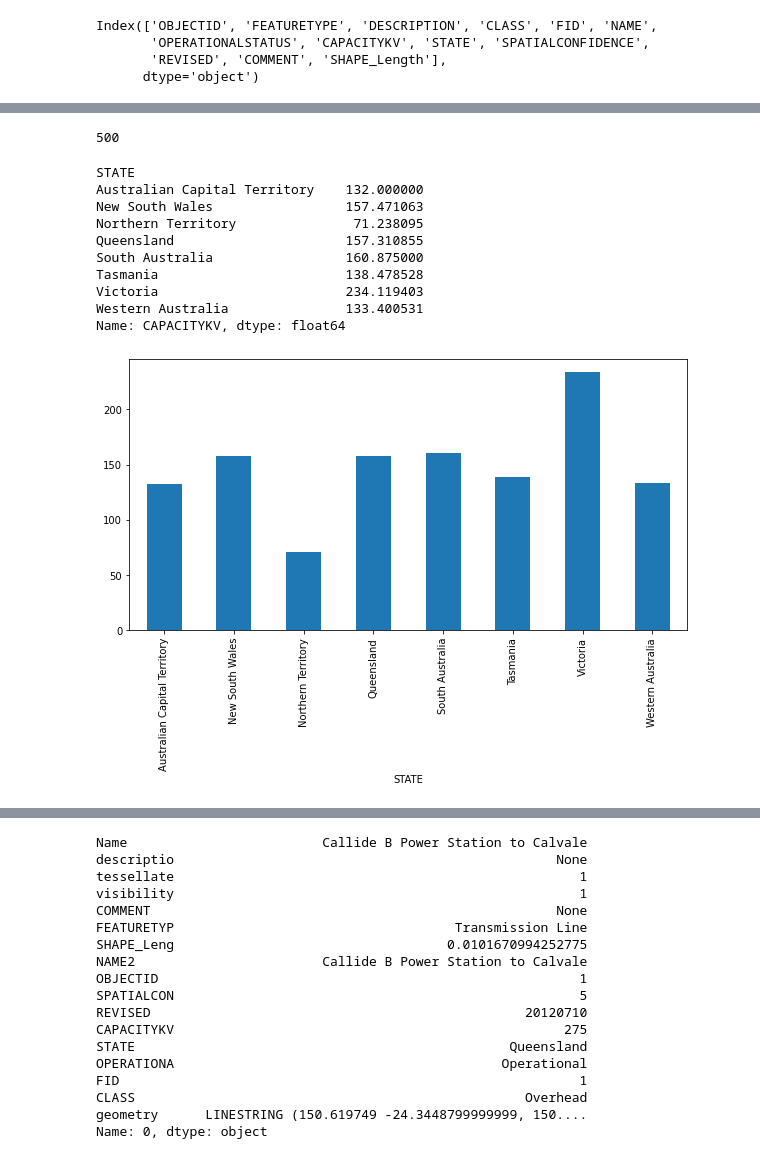
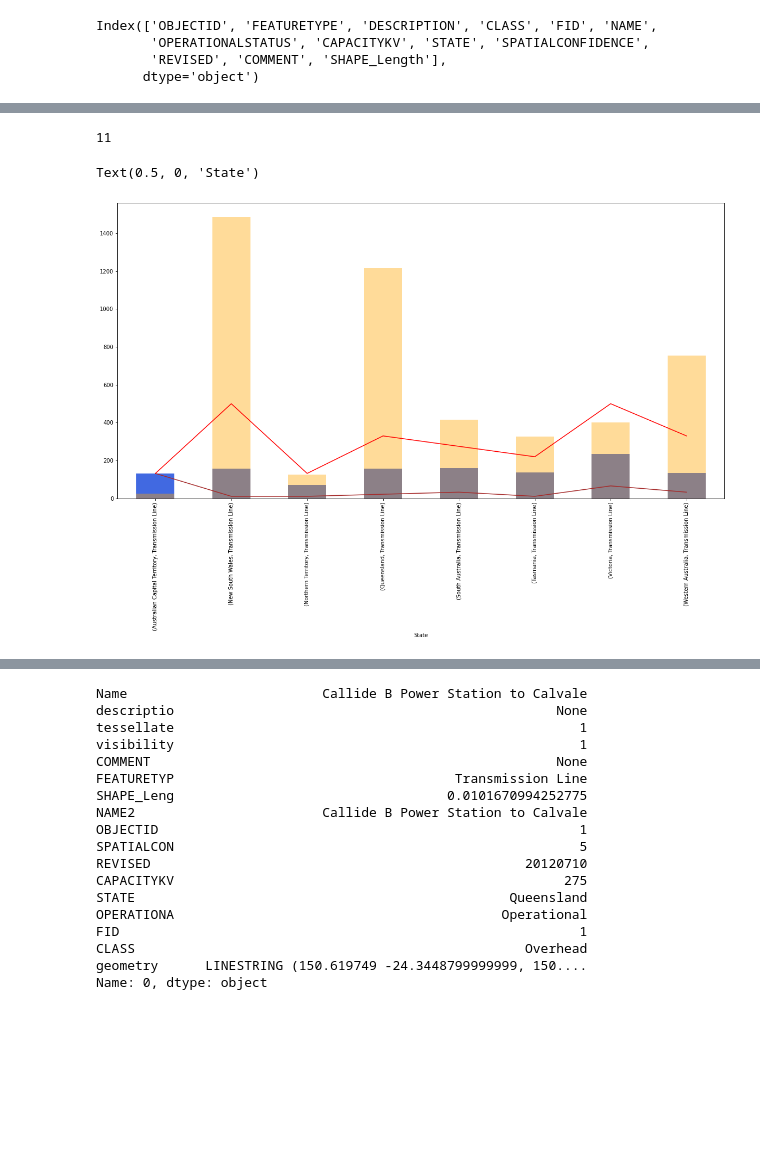
Before and after one commit to EvJ-5903/Transmission-Lines, a Jupyter notebook: Data Collection.ipynb, the cells around one changed output, grey strips where cells are left out. Drawn from its saved outputs; the diff is of its cells as text; code cells hidden in the pictures; blank space fills up the shorter version.

```diff
--- a/Data Collection.ipynb
+++ b/Data Collection.ipynb
@@ -87,20 +97,4 @@ transmissionlines_data.CAPACITYKV[transmissionlines_data.CAPACITYKV < 600].hist(
 # %%
-transmissionlines_data["CAPACITYKV"].max()
+transmissionlines_data["CAPACITYKV"].min()
 # %% [output]
-500
+11
-# %%
-f1 = transmissionlines_data.groupby("STATE").CAPACITYKV.mean()
-f1.plot(kind='bar')
-print(f1)
-# %% [output]
-STATE
-Australian Capital Territory    132.000000
-New South Wales                 157.471063
-Northern Territory               71.238095
-Queensland                      157.310855
-South Australia                 160.875000
-Tasmania                        138.478528
-Victoria                        234.119403
-Western Australia               133.400531
-Name: CAPACITYKV, dtype: float64
-[figure, removed]
@@ -118,0 +101,13 @@ plt.rcParams['figure.figsize'] = (20, 10)
+# %%
+f1 = transmissionlines_data.groupby("STATE").CAPACITYKV.mean()
+f2 = transmissionlines_data.groupby("STATE").CAPACITYKV.min()
+f3 = transmissionlines_data.groupby("STATE").CAPACITYKV.max()
+f4 = transmissionlines_data.groupby("STATE").FEATURETYPE.value_counts()
+ax = f1.plot(kind='bar',alpha=1,color='royalblue')
+f2.plot(ax=ax,color='brown')
+f3.plot(ax=ax,color='red')
+f4.plot(ax=ax,kind='bar',color='orange', alpha=0.4)
+plt.xlabel("State")
+# %% [output]
+Text(0.5, 0, 'State')
+[figure, added]
```
Also changed, not shown: parts of 29 cells of this notebook, 3 other files.
